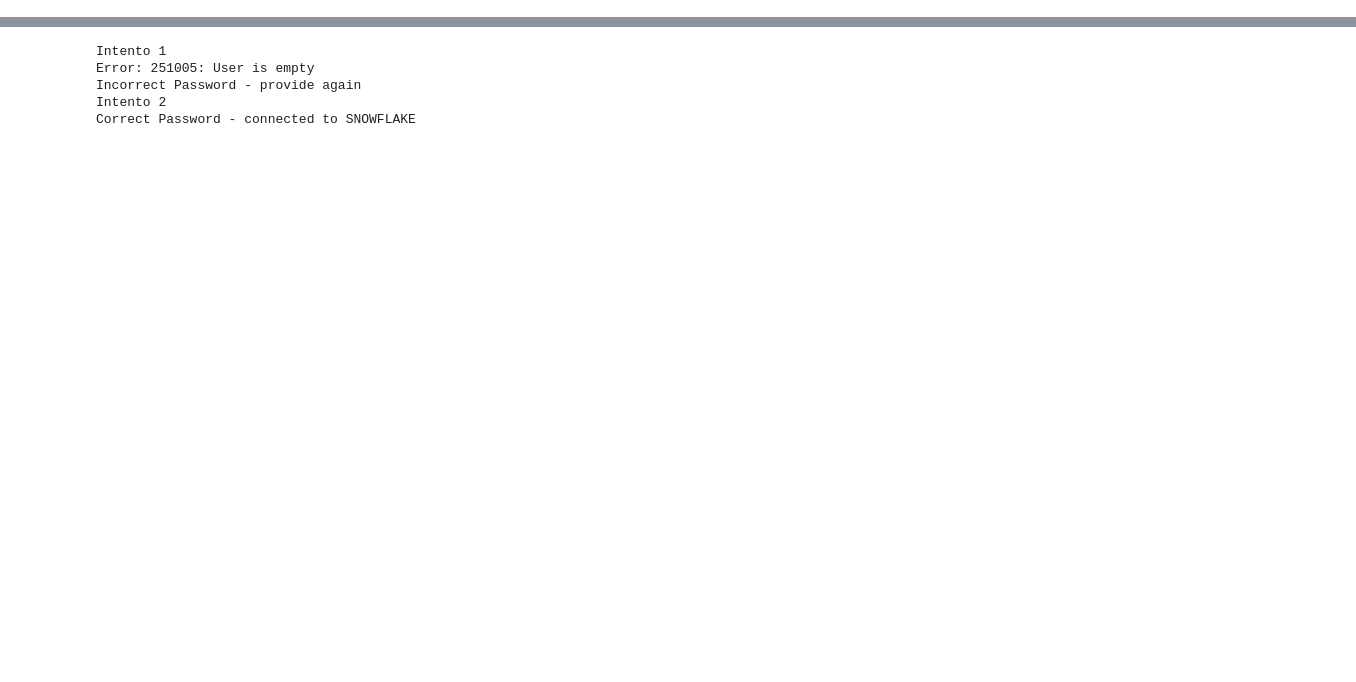
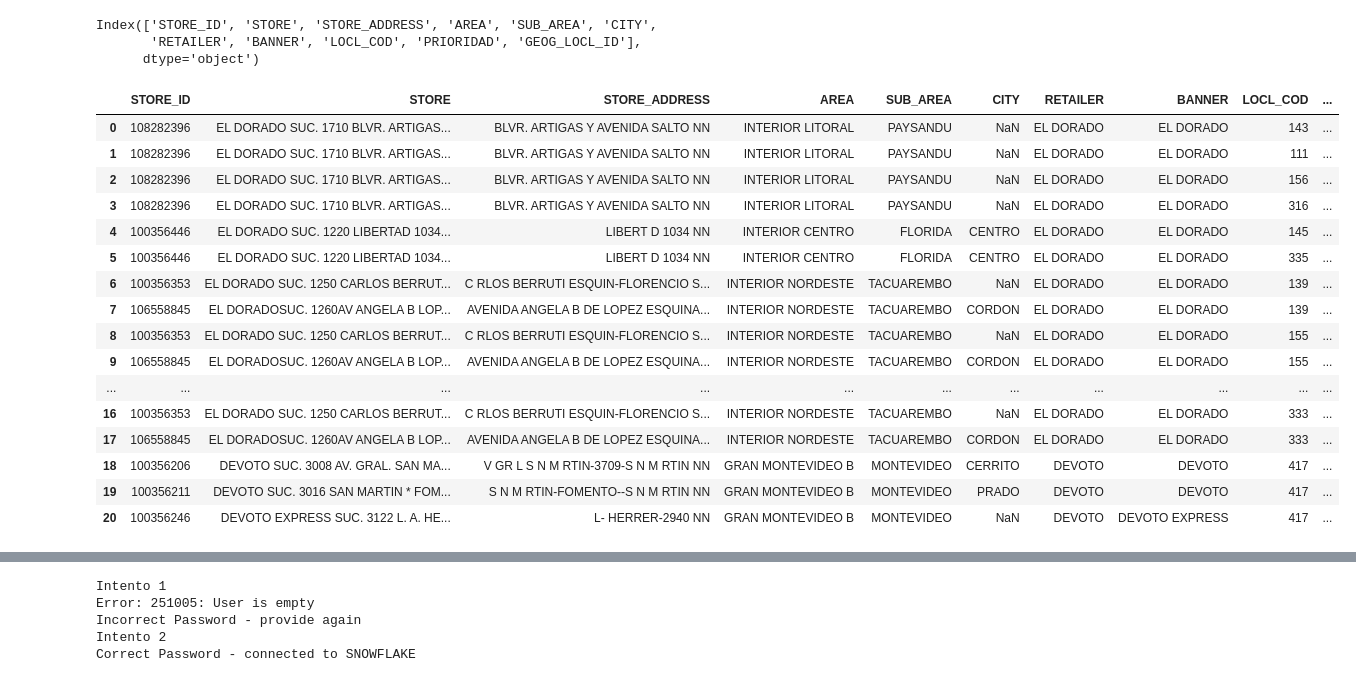
Before and after one commit to TataMarcos/Proyectos_Streamlit, a Jupyter notebook: Pricing/pruebas.ipynb, the cells around one changed output, grey strips where cells are left out. Drawn from its saved outputs; the diff is of its cells as text; code cells hidden in the pictures; blank space fills up the shorter version.

```diff
--- a/Pricing/pruebas.ipynb
+++ b/Pricing/pruebas.ipynb
@@ -13,0 +6,3 @@ import streamlit as st
+# %%
+locales = pd.read_csv('C:/Users/marcos.larran/Downloads/LOCALES.csv')
+locales
@@ -13,0 +40,4 @@ import streamlit as st
+# %%
+c_nielsen = pd.read_excel('C:/Users/marcos.larran/Downloads/correcciones Nielsen.xlsx')
+print(c_nielsen.shape)
+c_nielsen
@@ -13,0 +63,6 @@ import streamlit as st
+# %%
+info_nielsen = pd.read_csv('C:/Users/marcos.larran/Downloads/PriceMaster_UY_grupo_tata.csv',
+                           encoding='ISO-8859-1', sep='|')
+info_nielsen = info_nielsen[['STORE_ID', 'STORE', 'STORE_ADDRESS', 'AREA', 'SUB_AREA',
+                             'CITY', 'RETAILER', 'BANNER']].drop_duplicates()
+info_nielsen
@@ -13,0 +99,4 @@ import streamlit as st
+# %%
+nielsen_nuevo = c_nielsen.merge(info_nielsen).merge(locales)
+print(nielsen_nuevo.shape)
+nielsen_nuevo.head()
@@ -13,0 +111,30 @@ import streamlit as st
+# %%
+nielsen.columns
+# %% [output]
+Index(['STORE_ID', 'STORE', 'STORE_ADDRESS', 'AREA', 'SUB_AREA', 'CITY',
+       'RETAILER', 'BANNER', 'LOCL_COD', 'PRIORIDAD', 'GEOG_LOCL_ID'],
+      dtype='object')
+# %%
+nielsen_nuevo = nielsen_nuevo[['STORE_ID', 'STORE', 'STORE_ADDRESS', 'AREA', 'SUB_AREA', 'CITY',
+                               'RETAILER', 'BANNER', 'CODIGO_TIENDA', 'GEOG_LOCL_ID']]
+nielsen_nuevo.columns = ['STORE_ID', 'STORE', 'STORE_ADDRESS', 'AREA', 'SUB_AREA', 'CITY',
+                         'RETAILER', 'BANNER', 'LOCL_COD', 'GEOG_LOCL_ID']
+nielsen_nuevo
+# %% [output]
+|  | STORE_ID | STORE | STORE_ADDRESS | AREA | SUB_AREA | CITY | RETAILER | BANNER | LOCL_COD | ... |
+| 0 | 108282396 | EL DORADO SUC. 1710 BLVR. ARTIGAS... | BLVR. ARTIGAS Y AVENIDA SALTO NN | INTERIOR LITORAL | PAYSANDU | NaN | EL DORADO | EL DORADO | 143 | ... |
+| 1 | 108282396 | EL DORADO SUC. 1710 BLVR. ARTIGAS... | BLVR. ARTIGAS Y AVENIDA SALTO NN | INTERIOR LITORAL | PAYSANDU | NaN | EL DORADO | EL DORADO | 111 | ... |
+| 2 | 108282396 | EL DORADO SUC. 1710 BLVR. ARTIGAS... | BLVR. ARTIGAS Y AVENIDA SALTO NN | INTERIOR LITORAL | PAYSANDU | NaN | EL DORADO | EL DORADO | 156 | ... |
+| 3 | 108282396 | EL DORADO SUC. 1710 BLVR. ARTIGAS... | BLVR. ARTIGAS Y AVENIDA SALTO NN | INTERIOR LITORAL | PAYSANDU | NaN | EL DORADO | EL DORADO | 316 | ... |
+| 4 | 100356446 | EL DORADO SUC. 1220 LIBERTAD 1034... | LIBERT D 1034 NN | INTERIOR CENTRO | FLORIDA | CENTRO | EL DORADO | EL DORADO | 145 | ... |
+| 5 | 100356446 | EL DORADO SUC. 1220 LIBERTAD 1034... | LIBERT D 1034 NN | INTERIOR CENTRO | FLORIDA | CENTRO | EL DORADO | EL DORADO | 335 | ... |
+| 6 | 100356353 | EL DORADO SUC. 1250 CARLOS BERRUT... | C RLOS BERRUTI ESQUIN-FLORENCIO S... | INTERIOR NORDESTE | TACUAREMBO | NaN | EL DORADO | EL DORADO | 139 | ... |
+| 7 | 106558845 | EL DORADOSUC. 1260AV ANGELA B LOP... | AVENIDA ANGELA B DE LOPEZ ESQUINA... | INTERIOR NORDESTE | TACUAREMBO | CORDON | EL DORADO | EL DORADO | 139 | ... |
+| 8 | 100356353 | EL DORADO SUC. 1250 CARLOS BERRUT... | C RLOS BERRUTI ESQUIN-FLORENCIO S... | INTERIOR NORDESTE | TACUAREMBO | NaN | EL DORADO | EL DORADO | 155 | ... |
+| 9 | 106558845 | EL DORADOSUC. 1260AV ANGELA B LOP... | AVENIDA ANGELA B DE LOPEZ ESQUINA... | INTERIOR NORDESTE | TACUAREMBO | CORDON | EL DORADO | EL DORADO | 155 | ... |
+| ... | ... | ... | ... | ... | ... | ... | ... | ... | ... | ... |
+| 16 | 100356353 | EL DORADO SUC. 1250 CARLOS BERRUT... | C RLOS BERRUTI ESQUIN-FLORENCIO S... | INTERIOR NORDESTE | TACUAREMBO | NaN | EL DORADO | EL DORADO | 333 | ... |
+| 17 | 106558845 | EL DORADOSUC. 1260AV ANGELA B LOP... | AVENIDA ANGELA B DE LOPEZ ESQUINA... | INTERIOR NORDESTE | TACUAREMBO | CORDON | EL DORADO | EL DORADO | 333 | ... |
+| 18 | 100356206 | DEVOTO SUC. 3008 AV. GRAL. SAN MA... | V GR L S N M RTIN-3709-S N M RTIN NN | GRAN MONTEVIDEO B | MONTEVIDEO | CERRITO | DEVOTO | DEVOTO | 417 | ... |
+| 19 | 100356211 | DEVOTO SUC. 3016 SAN MARTIN * FOM... | S N M RTIN-FOMENTO--S N M RTIN NN | GRAN MONTEVIDEO B | MONTEVIDEO | PRADO | DEVOTO | DEVOTO | 417 | ... |
+| 20 | 100356246 | DEVOTO EXPRESS SUC. 3122 L. A. HE... | L- HERRER-2940 NN | GRAN MONTEVIDEO B | MONTEVIDEO | NaN | DEVOTO | DEVOTO EXPRESS | 417 | ... |
```
Also changed, not shown: parts of 17 cells of this notebook, 20 other files.
